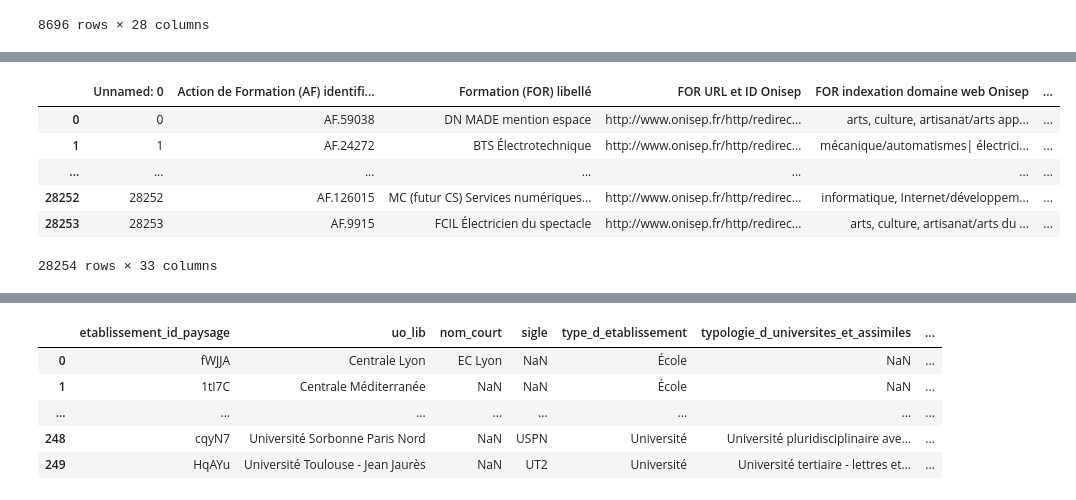
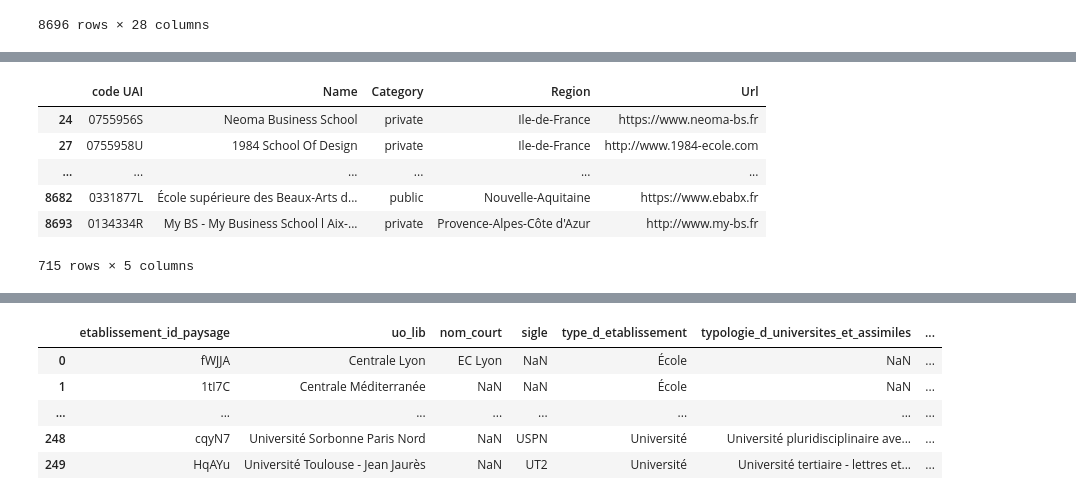
Before and after one commit to jetlime/Higher-Education-Institutions-in-France-Dataset, a Jupyter notebook: data-processing.ipynb, the cells around one changed output, grey strips where cells are left out. Drawn from its saved outputs; the diff is of its cells as text; code cells hidden in the pictures.

```diff
--- a/data-processing.ipynb
+++ b/data-processing.ipynb
@@ -1,7 +3,7 @@
 # %%
 import pandas as pd
-import numpy as np
 
 pd.options.display.max_columns = 200
 pd.options.display.max_rows = 5
+pd.set_option('display.max_colwidth', 5000)
 # %% [markdown]
@@ -38,13 +34,12 @@ onisep_dataset = onisep_dataset[~onisep_dataset["type d'établissement"].isin([
        "Centre de formation d'apprentis", 'Lycée professionnel',
        'École du secteur social', 'Unité de formation et de recherche',
        'Lycée agricole', "Institut national supérieur du professorat et de l'éducation",
-       'Conservatoire régional',
+       'Conservatoire régional', "École vétérinaire",
        "Service d'éducation spéciale et de soins à domicile", 'Centre de formation de fonctionnaires',
        'CREPS', 'Campus connecté','École de santé', 'Établissement national de sport',
        'Enseignement public à distance','École de formation sportive',
        "Établissement régional d'enseignement adapté",
        'Conservatoire départemental', 'Conservatoire national', "Autre établissement d'enseignement",
        'Maison familiale rurale', 'Centre de formation professionnelle'])]
-print(onisep_dataset["type d'établissement"].unique())
-onisep_dataset
+print("List of institution types present in the dataset after applying the filter: \n", onisep_dataset["type d'établissement"].unique())
 # %% [output]
@@ -78,6 +67,5 @@ onisep_dataset
 # %%
-print(onisep_dataset["type d'établissement"].unique())
 onisep_dataset = onisep_dataset[["code UAI", "nom", "statut","région"]]
-onisep_dataset['web'] = np.nan
+onisep_dataset.loc[:, 'web'] = float('nan')
 onisep_dataset
 # %% [output]
@@ -102,0 +86,7 @@ See the caveats in the documentation: https://pandas.pydata.org/pandas-docs/stab
+# %%
+
+dataset_containing_urls = pd.read_csv("./data_source/raw/onisep-ideo-actions-de-formation.csv")
+
+dataset_containing_urls = dataset_containing_urls[~dataset_containing_urls["FOR niveau de sortie"].isin(['Bac + 1', 'Bac + 2'])]
+print(dataset_containing_urls["FOR niveau de sortie"].unique())
+dataset_containing_urls
@@ -103,13 +103,21 @@ See the caveats in the documentation: https://pandas.pydata.org/pandas-docs/stab
 # %%
+# Above level 6 corresponds to Licence, licence professionnelle, BUT : BUT : Bachelor universitaire de technologie (https://www.service-public.fr/particuliers/vosdroits/F199)
+for index, row in onisep_dataset.iterrows():
+    uai_code = row["code UAI"]
+    corresponding_web_site = dataset_containing_urls.loc[dataset_containing_urls["ENS code UAI"] == uai_code]
+    corresponding_web_site_value = corresponding_web_site.head(1)['ENS site web'].values
+    if corresponding_web_site_value:
+        onisep_dataset.at[index,'web'] = corresponding_web_site_value[0]
 
-# Above level 6 corresponds to Licence, licence professionnelle, BUT : BUT : Bachelor universitaire de technologie (https://www.service-public.fr/particuliers/vosdroits/F199)
-dataset_containing_urls = pd.read_csv("./data_source/raw/onisep-ideo-actions-de-formation.csv")
-dataset_containing_urls
+onisep_dataset = onisep_dataset.loc[onisep_dataset["web"].notna()]
+onisep_dataset = onisep_dataset.rename(columns={'nom':'Name','statut':'Category', 'région':'Region', "web":'Url'})
+
+onisep_dataset
 # %% [output]
-|  | Unnamed: 0 | Action de Formation (AF) identifi... | Formation (FOR) libellé | FOR URL et ID Onisep | FOR indexation domaine web Onisep | ... |
-| 0 | 0 | AF.59038 | DN MADE mention espace | http://www.onisep.fr/http/redirec... | arts, culture, artisanat/arts app... | ... |
-| 1 | 1 | AF.24272 | BTS Électrotechnique | http://www.onisep.fr/http/redirec... | mécanique/automatismes| électrici... | ... |
-| ... | ... | ... | ... | ... | ... | ... |
-| 28252 | 28252 | AF.126015 | MC (futur CS) Services numériques... | http://www.onisep.fr/http/redirec... | informatique, Internet/développem... | ... |
-| 28253 | 28253 | AF.9915 | FCIL Électricien du spectacle | http://www.onisep.fr/http/redirec... | arts, culture, artisanat/arts du ... | ... |
+|  | code UAI | Name | Category | Region | Url |
+| 24 | 0755956S | Neoma Business School | private | Ile-de-France | https://www.neoma-bs.fr |
+| 27 | 0755958U | 1984 School Of Design | private | Ile-de-France | http://www.1984-ecole.com |
+| ... | ... | ... | ... | ... | ... |
+| 8682 | 0331877L | École supérieure des Beaux-Arts d... | public | Nouvelle-Aquitaine | https://www.ebabx.fr |
+| 8693 | 0134334R | My BS - My Business School l Aix-... | private | Provence-Alpes-Côte d'Azur | http://www.my-bs.fr |
-28254 rows × 33 columns
+715 rows × 5 columns
```
Also changed, not shown: parts of 41 cells of this notebook, 4 other files.
